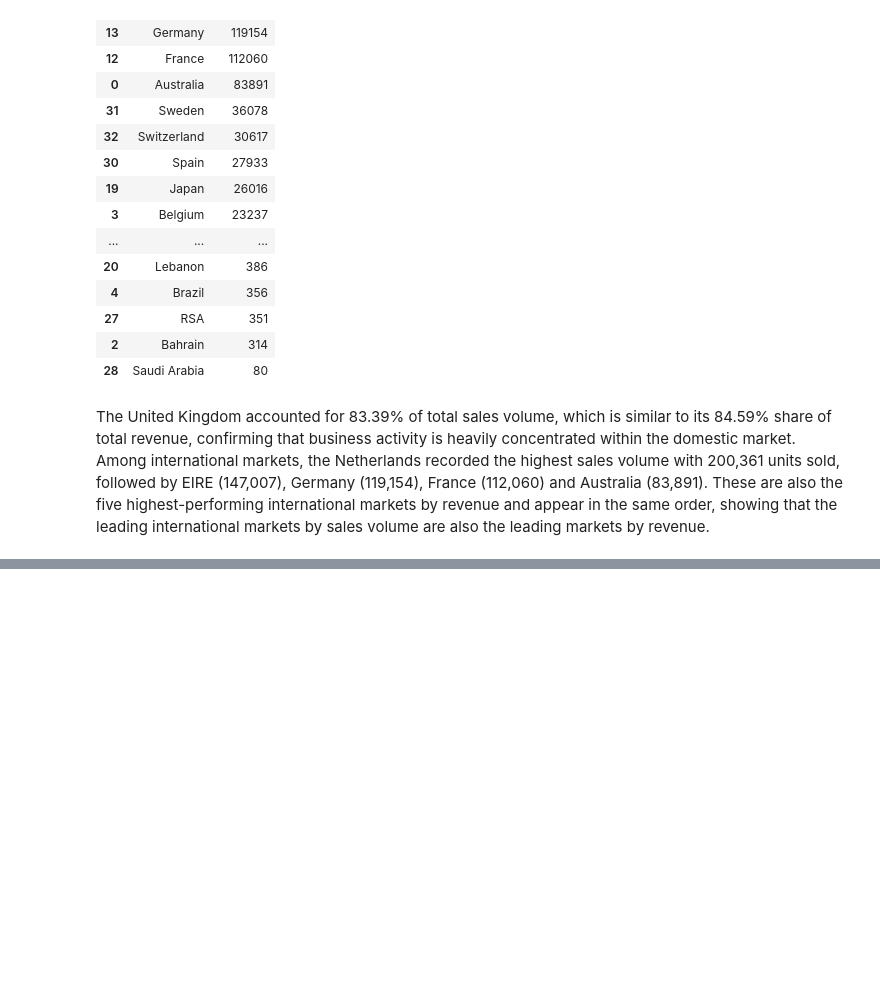
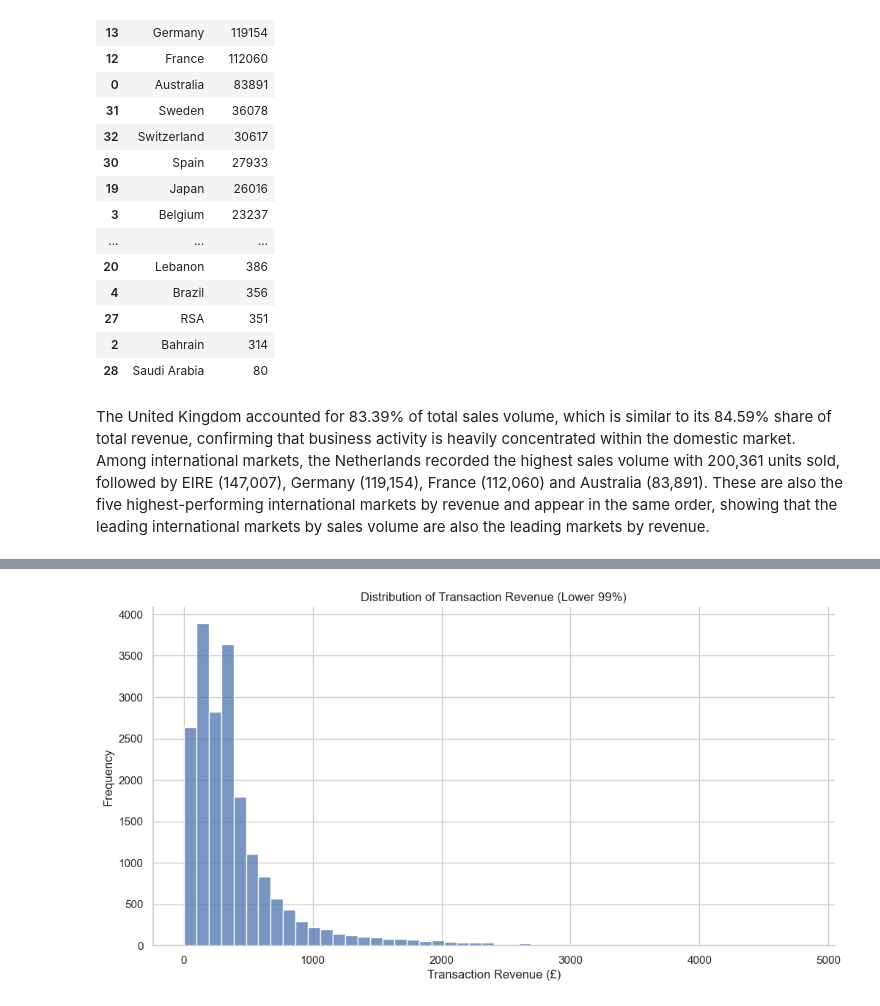
Before and after one commit to sahra02/Online-Retail-Transaction-Analysis, a Jupyter notebook: jupyter_notebooks/02-Exploratory_Data_Analysis.ipynb, the cells around one changed output, grey strips where cells are left out. Drawn from its saved outputs; the diff is of its cells as text; code cells hidden in the pictures; blank space fills up the shorter version.

```diff
--- a/jupyter_notebooks/02-Exploratory_Data_Analysis.ipynb
+++ b/jupyter_notebooks/02-Exploratory_Data_Analysis.ipynb
@@ -986,0 +1057,19 @@ The United Kingdom accounted for 83.39% of total sales volume, which is similar
+# %%
+revenue_99th_percentile = transaction_revenue["Revenue"].quantile(0.99)
+
+typical_transaction_revenue = transaction_revenue[
+    transaction_revenue["Revenue"] <= revenue_99th_percentile
+]
+# %%
+plt.figure(figsize=(12, 6))
+
+sns.histplot(data=typical_transaction_revenue, x="Revenue", bins=50)
+
+plt.title("Distribution of Transaction Revenue (Lower 99%)")
+plt.xlabel("Transaction Revenue (£)")
+plt.ylabel("Frequency")
+
+sns.despine()
+plt.show()
+# %% [output]
+[figure, added]
```
Also changed, not shown: parts of 35 cells of this notebook.
